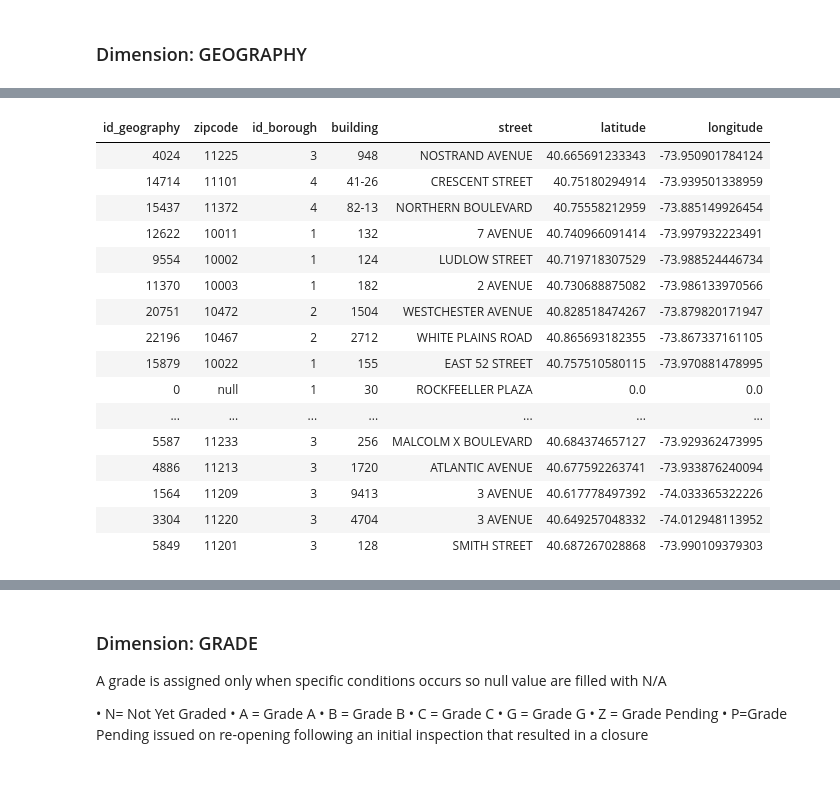
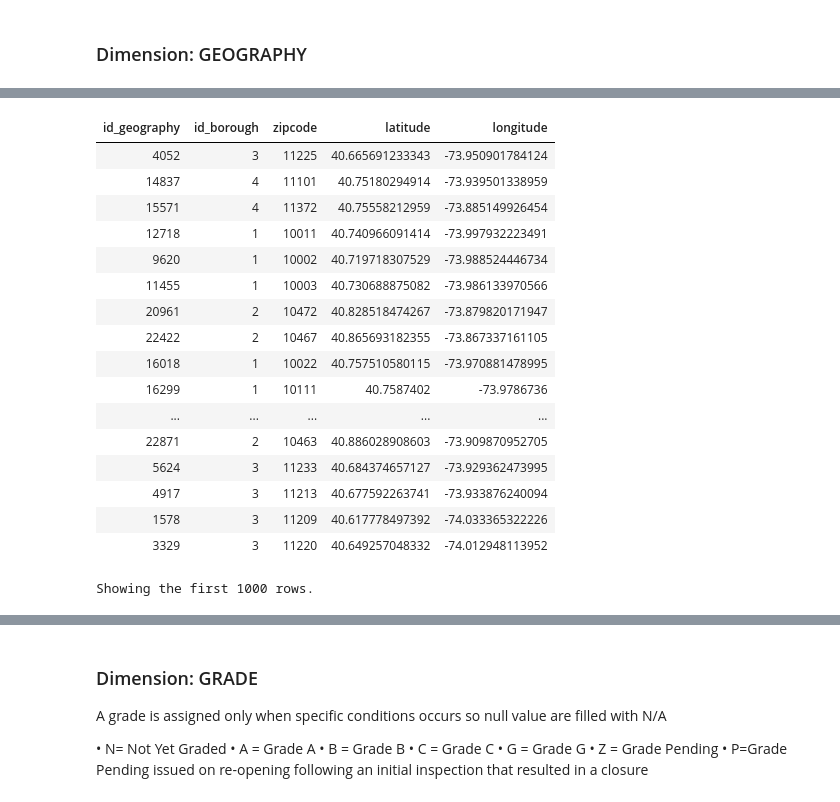
Before and after one commit to airaghidavide/NYCRestaurantsInspections, a Jupyter notebook: Restaurants_Inspections.ipynb, the cells around one changed output, grey strips where cells are left out. Cells and saved outputs as stored; diff of their text form; code cells hidden in the pictures.

```diff
--- a/Restaurants_Inspections.ipynb
+++ b/Restaurants_Inspections.ipynb
@@ -269,2 +348,0 @@ group by concat(latitude,longitude)
-# %%
-ds = ds.dropna(subset=['latitude', 'longitude'])
@@ -272,0 +358,2 @@ ds = ds.dropna(subset=['latitude', 'longitude'])
+# %%
+gmaps = googlemaps.Client(key='<key>')
@@ -272,0 +364,5 @@ ds = ds.dropna(subset=['latitude', 'longitude'])
+# %%
+address = 'ROCKFEELLER PLAZA, New York, NY'
+result = gmaps.geocode(address)
+pp = pprint.PrettyPrinter(indent=4)
+pp.pprint(result)
@@ -272,0 +371,11 @@ ds = ds.dropna(subset=['latitude', 'longitude'])
+# %%
+for index, row in ds.iterrows():
+    if (row['latitude'] == 0 and  row['longitude'] == 0) or (row['latitude'] is None or row['longitude'] is None) or (row['zipcode'] is None) :
+      address = row['street'] + ', New York, NY'
+      result = gmaps.geocode(address)
+      ds.loc[index, 'longitude'] = result[0]["geometry"]["location"]["lng"]
+      ds.loc[index, 'latitude'] = result[0]["geometry"]["location"]["lat"]
+      r = result[0]["address_components"]
+      for i in r:
+        if i["types"] == ['postal_code']:
+           ds.loc[index, 'zipcode'] = i["long_name"]
@@ -277,23 +388,24 @@ ds['coordinates'] = ds['latitude'].astype(str) + ds['longitude'].astype(str)
 # %%
 le = LabelEncoder()
 ds['id_geography'] = le.fit_transform(ds['coordinates'].values)
-dim_geography = ds[['id_geography','zipcode','id_borough','building','street','latitude','longitude']].drop_duplicates()
+dim_geography = ds[['id_geography','id_borough','zipcode','latitude','longitude']].drop_duplicates()
 display(dim_geography)
 # %% [output]
-| id_geography | zipcode | id_borough | building | street | latitude | longitude |
-| 4024 | 11225 | 3 | 948 | NOSTRAND AVENUE | 40.665691233343 | -73.950901784124 |
-| 14714 | 11101 | 4 | 41-26 | CRESCENT STREET | 40.75180294914 | -73.939501338959 |
-| 15437 | 11372 | 4 | 82-13 | NORTHERN BOULEVARD | 40.75558212959 | -73.885149926454 |
-| 12622 | 10011 | 1 | 132 | 7 AVENUE | 40.740966091414 | -73.997932223491 |
-| 9554 | 10002 | 1 | 124 | LUDLOW STREET | 40.719718307529 | -73.988524446734 |
-| 11370 | 10003 | 1 | 182 | 2 AVENUE | 40.730688875082 | -73.986133970566 |
-| 20751 | 10472 | 2 | 1504 | WESTCHESTER AVENUE | 40.828518474267 | -73.879820171947 |
-| 22196 | 10467 | 2 | 2712 | WHITE PLAINS ROAD | 40.865693182355 | -73.867337161105 |
-| 15879 | 10022 | 1 | 155 | EAST 52 STREET | 40.757510580115 | -73.970881478995 |
-| 0 | null | 1 | 30 | ROCKFEELLER PLAZA | 0.0 | 0.0 |
-| ... | ... | ... | ... | ... | ... | ... |
-| 5587 | 11233 | 3 | 256 | MALCOLM X BOULEVARD | 40.684374657127 | -73.929362473995 |
-| 4886 | 11213 | 3 | 1720 | ATLANTIC AVENUE | 40.677592263741 | -73.933876240094 |
-| 1564 | 11209 | 3 | 9413 | 3 AVENUE | 40.617778497392 | -74.033365322226 |
-| 3304 | 11220 | 3 | 4704 | 3 AVENUE | 40.649257048332 | -74.012948113952 |
-| 5849 | 11201 | 3 | 128 | SMITH STREET | 40.687267028868 | -73.990109379303 |
+| id_geography | id_borough | zipcode | latitude | longitude |
+| 4052 | 3 | 11225 | 40.665691233343 | -73.950901784124 |
+| 14837 | 4 | 11101 | 40.75180294914 | -73.939501338959 |
+| 15571 | 4 | 11372 | 40.75558212959 | -73.885149926454 |
+| 12718 | 1 | 10011 | 40.740966091414 | -73.997932223491 |
+| 9620 | 1 | 10002 | 40.719718307529 | -73.988524446734 |
+| 11455 | 1 | 10003 | 40.730688875082 | -73.986133970566 |
+| 20961 | 2 | 10472 | 40.828518474267 | -73.879820171947 |
+| 22422 | 2 | 10467 | 40.865693182355 | -73.867337161105 |
+| 16018 | 1 | 10022 | 40.757510580115 | -73.970881478995 |
+| 16299 | 1 | 10111 | 40.7587402 | -73.9786736 |
+| ... | ... | ... | ... | ... |
+| 22871 | 2 | 10463 | 40.886028908603 | -73.909870952705 |
+| 5624 | 3 | 11233 | 40.684374657127 | -73.929362473995 |
+| 4917 | 3 | 11213 | 40.677592263741 | -73.933876240094 |
+| 1578 | 3 | 11209 | 40.617778497392 | -74.033365322226 |
+| 3329 | 3 | 11220 | 40.649257048332 | -74.012948113952 |
+Showing the first 1000 rows.
```
Also changed, not shown: parts of 61 cells of this notebook.
